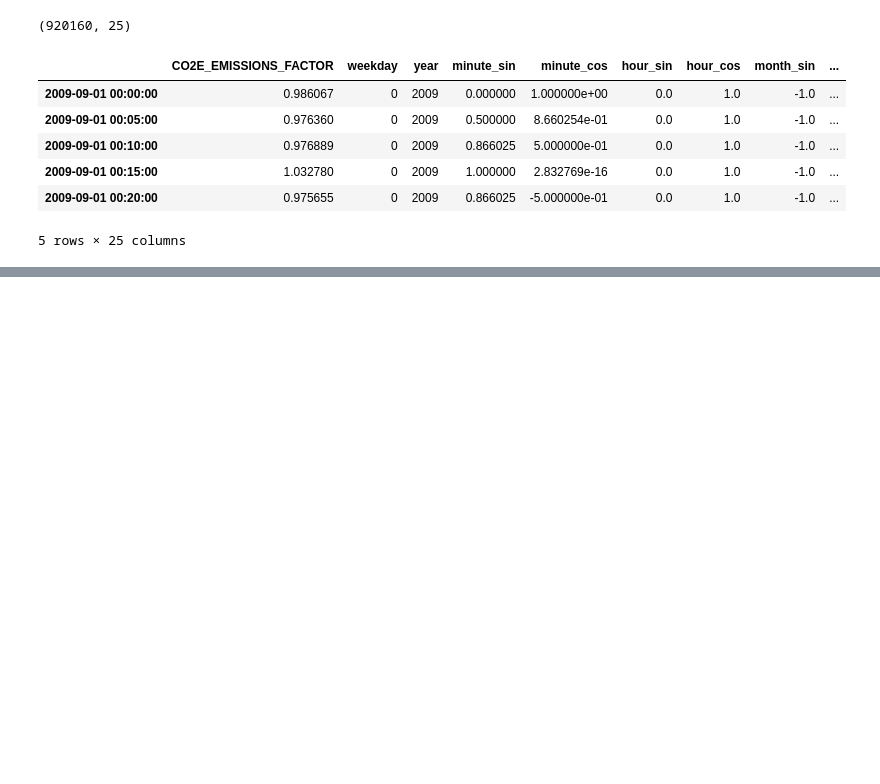
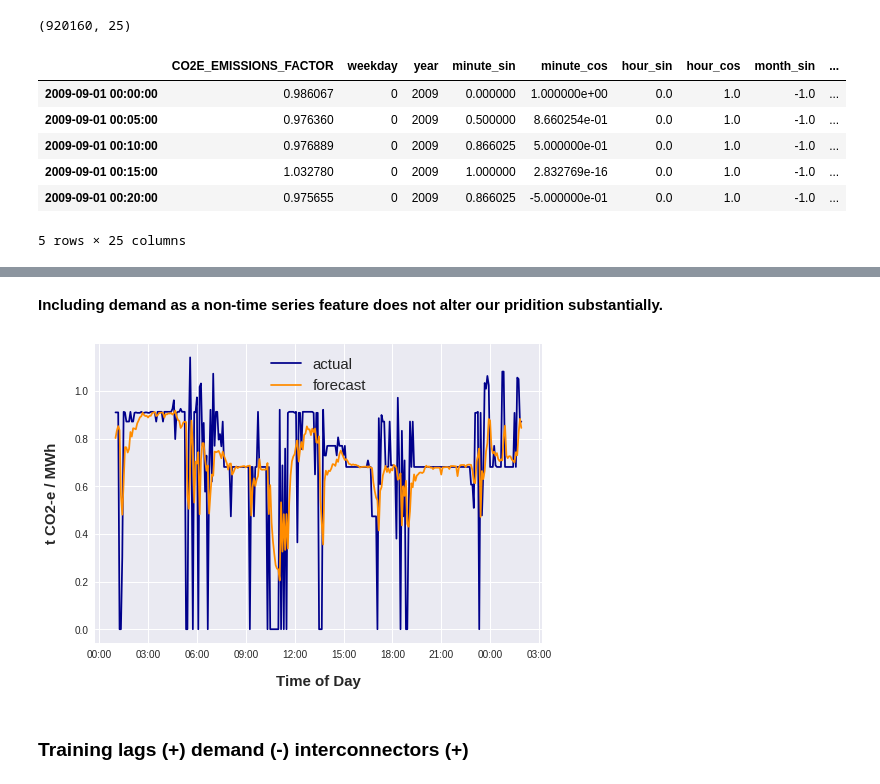
Before and after one commit to bkubsch/marginal-carbon, a Jupyter notebook: notebooks/j1a_effect_non_time_features.ipynb, the cells around one changed output, grey strips where cells are left out. Drawn from its saved outputs; the diff is of its cells as text; code cells hidden in the pictures; blank space fills up the shorter version.

```diff
--- a/notebooks/j1a_effect_non_time_features.ipynb
+++ b/notebooks/j1a_effect_non_time_features.ipynb
@@ -88,0 +193,16 @@ def errors(model, X_train, y_train, X_test, y_test):
+# %%
+df3 = df.drop(columns="interconnector")
+
+X_train3, y_train3, X_val3, y_val3 = train_validation_ts(df3, 0.8, 12, 0)
+
+model3 = xgb.XGBRegressor(max_depth=5,
+                         learning_rate=0.1,
+                         num_estimators=100,
+                         n_jobs=7,
+                         reg_alpha=0.05,
+                         reg_lambda=0,
+                        )
+
+model3.fit(X_train3, y_train3)
+
+errors(model3, X_train3, y_train3, X_val3, y_val3)
@@ -88,0 +217,18 @@ def errors(model, X_train, y_train, X_test, y_test):
+# %% [markdown]
+__Including demand as a non-time series feature does not alter our pridition substantially.__
+# %%
+fig = plt.plot_date(y_val3.index[:300],y_val3.iloc[:300], linestyle='solid', marker=None, color='darkblue', label="actual")
+fig = plt.plot_date(y_val3.index[:300],model3.predict(X_val3)[:300], linestyle='solid', marker=None, color='darkorange', label="forecast")
+plt.legend(fontsize=15)
+
+plt.xlabel("Time of Day", labelpad=15, fontsize=15, fontweight='bold')
+plt.ylabel("t CO2-e / MWh", labelpad=15, fontsize=15, fontweight='bold')
+
+date_format = mdates.DateFormatter('%H:%M')
+plt.gca().xaxis.set_major_formatter(date_format)
+
+plt.style.use('seaborn')
+# %% [output]
+[figure, added]
+# %% [markdown]
+### __Training lags (+) demand (-) interconnectors (+)__
```
Also changed, not shown: parts of 38 cells of this notebook, 3 other files.
